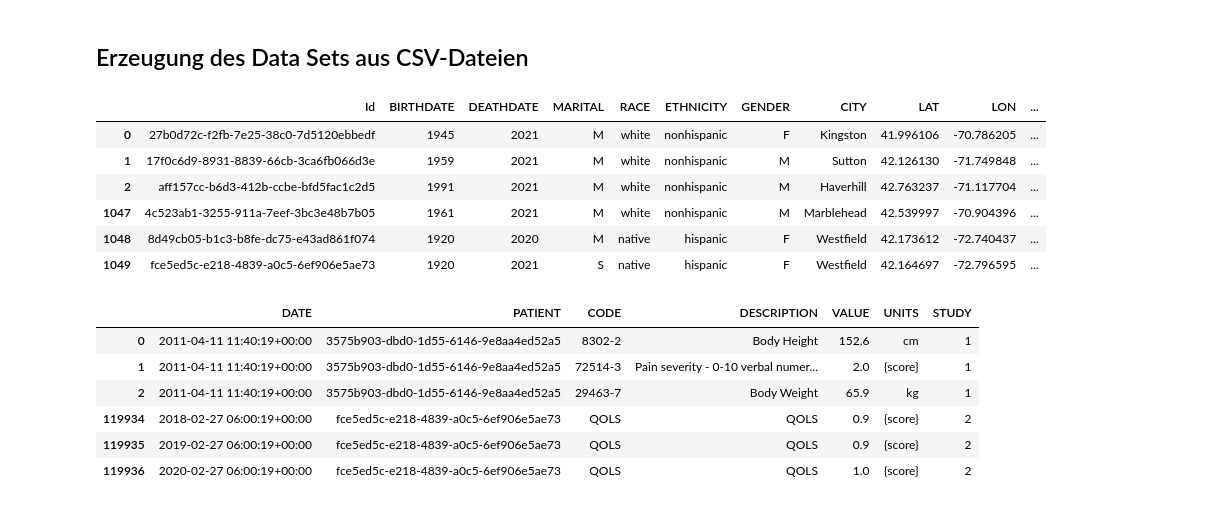
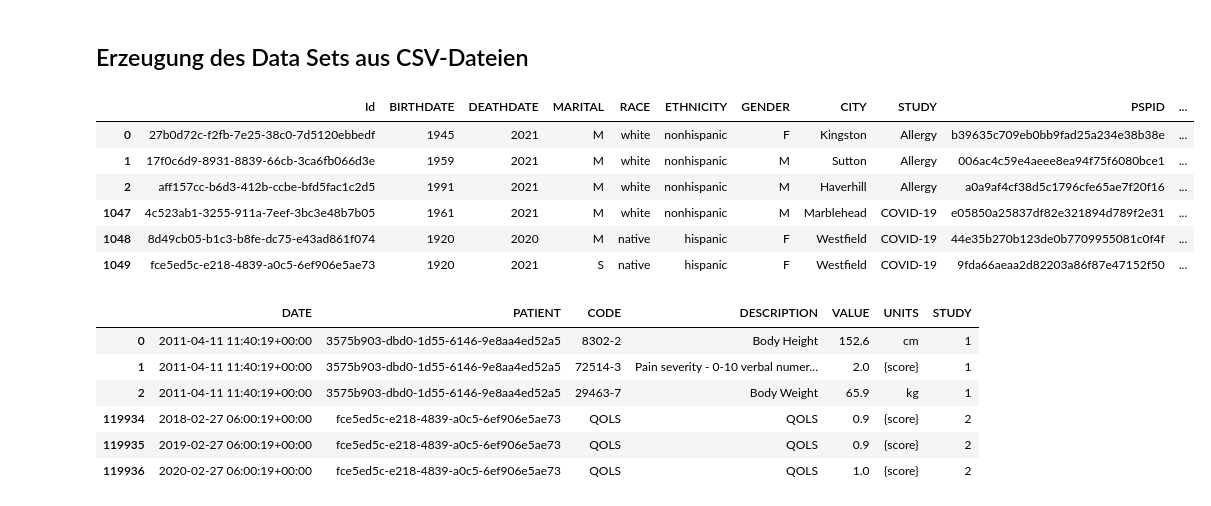
Before and after one commit to Fuenfgeld/TeamDataScDatenmanagementUndArchivierung, a Jupyter notebook: COVID19_Allergy_ETL.ipynb, the cells around one changed output. Saved outputs shown, nothing was run; the diff lists cells and outputs as text; code cells hidden in the pictures.

```diff
--- a/COVID19_Allergy_ETL.ipynb
+++ b/COVID19_Allergy_ETL.ipynb
@@ -154,41 +116,41 @@ patient_cov["STUDY"] = 'COVID-19' # new column with study
 
 #allergy
 patient_all["STUDY"] = 'Allergy'
 
 #union of both dataframes
 patient = pd.concat([patient_all, patient_cov]).drop_duplicates()
 
 # delete not important columns
 patient = patient.drop(['SSN', 'PREFIX', 'ZIP', 'DRIVERS', 'PASSPORT', 'FIRST',
-              'LAST', 'BIRTHPLACE', 'ADDRESS', 'STATE', 'COUNTY', 'MAIDEN', 'SUFFIX'], axis=1)
+              'LAST', 'BIRTHPLACE', 'ADDRESS', 'STATE', 'COUNTY', 'MAIDEN', 'SUFFIX', 'LAT', 'LON', 'HEALTHCARE_EXPENSES', 'HEALTHCARE_COVERAGE'], axis=1)
 
 # new hash patient id
 patient['PSPID'] = [hl.md5(val.encode('UTF-8')).hexdigest() for val in patient['Id']]
 
 # another tranformations to clean the information
 
 patient['MARITAL'].fillna(patient['MARITAL'].mode()[0], inplace=True)
 patient["DEATHDATE"] = patient.DEATHDATE.fillna(pd.to_datetime("today"))
 
 # date time transformation and keep the year of birth and year of death
 patient["DEATHDATE"] = pd.to_datetime(patient["DEATHDATE"])
 patient["DEATHDATE"] = patient.DEATHDATE.dt.year
 patient["BIRTHDATE"] = pd.to_datetime(patient["BIRTHDATE"])
 patient['BIRTHDATE'] = patient.BIRTHDATE.dt.year
 
 # calculate age
 patient["AGE"] = patient.DEATHDATE - patient.BIRTHDATE
 
 # show some patients
 pd.concat([patient.head(3), patient.tail(3)])
 # %% [output]
-|  | Id | BIRTHDATE | DEATHDATE | MARITAL | RACE | ETHNICITY | GENDER | CITY | LAT | LON | ... |
-| 0 | 27b0d72c-f2fb-7e25-38c0-7d5120ebbedf | 1945 | 2021 | M | white | nonhispanic | F | Kingston | 41.996106 | -70.786205 | ... |
-| 1 | 17f0c6d9-8931-8839-66cb-3ca6fb066d3e | 1959 | 2021 | M | white | nonhispanic | M | Sutton | 42.126130 | -71.749848 | ... |
-| 2 | aff157cc-b6d3-412b-ccbe-bfd5fac1c2d5 | 1991 | 2021 | M | white | nonhispanic | M | Haverhill | 42.763237 | -71.117704 | ... |
-| 1047 | 4c523ab1-3255-911a-7eef-3bc3e48b7b05 | 1961 | 2021 | M | white | nonhispanic | M | Marblehead | 42.539997 | -70.904396 | ... |
-| 1048 | 8d49cb05-b1c3-b8fe-dc75-e43ad861f074 | 1920 | 2020 | M | native | hispanic | F | Westfield | 42.173612 | -72.740437 | ... |
-| 1049 | fce5ed5c-e218-4839-a0c5-6ef906e5ae73 | 1920 | 2021 | S | native | hispanic | F | Westfield | 42.164697 | -72.796595 | ... |
+|  | Id | BIRTHDATE | DEATHDATE | MARITAL | RACE | ETHNICITY | GENDER | CITY | STUDY | PSPID | ... |
+| 0 | 27b0d72c-f2fb-7e25-38c0-7d5120ebbedf | 1945 | 2021 | M | white | nonhispanic | F | Kingston | Allergy | b39635c709eb0bb9fad25a234e38b38e | ... |
+| 1 | 17f0c6d9-8931-8839-66cb-3ca6fb066d3e | 1959 | 2021 | M | white | nonhispanic | M | Sutton | Allergy | 006ac4c59e4aeee8ea94f75f6080bce1 | ... |
+| 2 | aff157cc-b6d3-412b-ccbe-bfd5fac1c2d5 | 1991 | 2021 | M | white | nonhispanic | M | Haverhill | Allergy | a0a9af4cf38d5c1796cfe65ae7f20f16 | ... |
+| 1047 | 4c523ab1-3255-911a-7eef-3bc3e48b7b05 | 1961 | 2021 | M | white | nonhispanic | M | Marblehead | COVID-19 | e05850a25837df82e321894d789f2e31 | ... |
+| 1048 | 8d49cb05-b1c3-b8fe-dc75-e43ad861f074 | 1920 | 2020 | M | native | hispanic | F | Westfield | COVID-19 | 44e35b270b123de0b7709955081c0f4f | ... |
+| 1049 | fce5ed5c-e218-4839-a0c5-6ef906e5ae73 | 1920 | 2021 | S | native | hispanic | F | Westfield | COVID-19 | 9fda66aeaa2d82203a86f87e47152f50 | ... |
 # %%
 # Observations
 
```
Also changed, not shown: parts of 45 cells of this notebook.
